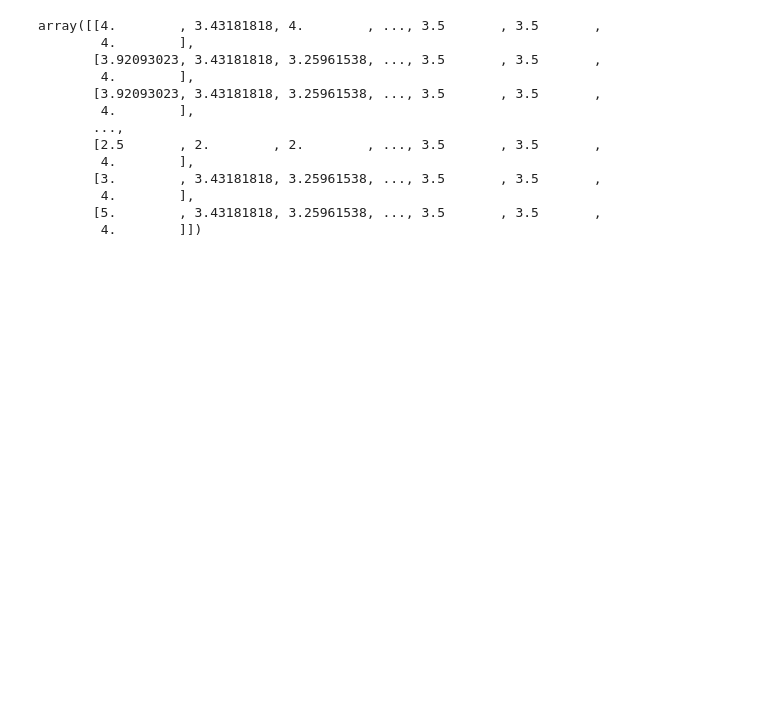
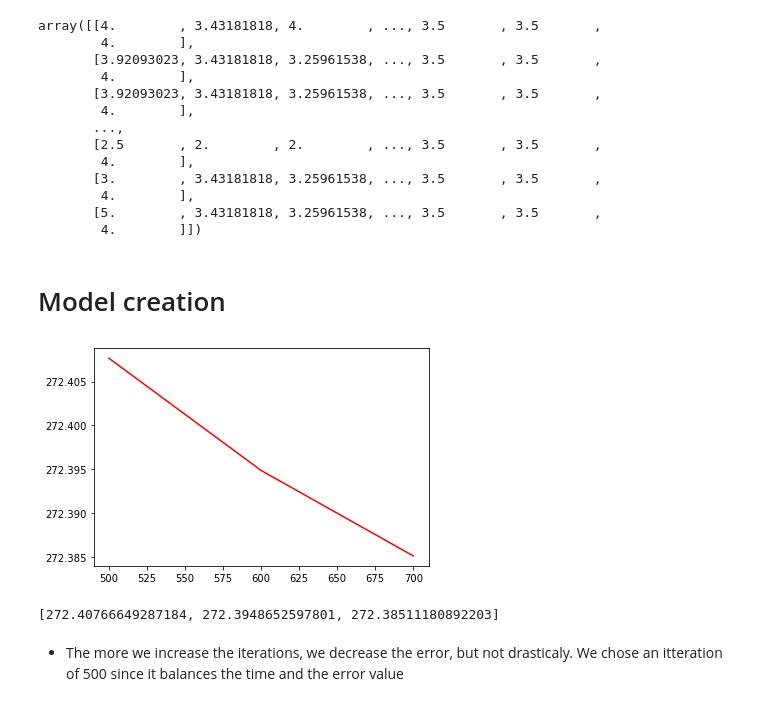
Before and after one commit to RosiNantis/Projects_from_Spiced_personal, a Jupyter notebook: week_10/10.3.collaborative_filtering/movie_recommendation_day1.ipynb, the cells around one changed output. Drawn from its saved outputs; the diff is of its cells as text; code cells hidden in the pictures; blank space fills up the shorter version.

```diff
--- a/week_10/10.3.collaborative_filtering/movie_recommendation_day1.ipynb
+++ b/week_10/10.3.collaborative_filtering/movie_recommendation_day1.ipynb
@@ -116,3 +132,28 @@ array([[4.        , 3.43181818, 4.        , ..., 3.5       , 3.5       ,
         4.        ],
        [5.        , 3.43181818, 3.25961538, ..., 3.5       , 3.5       ,
         4.        ]])
+# %% [markdown]
+# Model creation
+# %%
+# Check first the ideal number of iterations for the model
+error = []
+for i in np.arange(500,800,100):
+    print(i)
+    model = NMF(n_components=2, max_iter= i)  # n_components is the number of features selected. Frot eh example in the class the n_components is 2
+    model.fit(Rtrue)
+    Q = model.components_
+    Q_df = pd.DataFrame(model.components_, columns=rate_movies.columns)
+    P = model.transform(Rtrue)
+    P_df = pd.DataFrame(P,  index=rate_movies.index)
+    error.append(model.reconstruction_err_)
+error
+# %%
+x = np.arange(500,800,100)
+plt.plot(x, error, color ="red")
+plt.show()
+print(error)
+# %% [output]
+[figure, added]
+[272.40766649287184, 272.3948652597801, 272.38511180892203]
+# %% [markdown]
+- The more we increase the iterations, we decrease the error, but not drasticaly. We chose an itteration of 500 since it balances the time and the error value
```
Also changed, not shown: parts of 17 cells of this notebook, 3 other files.
